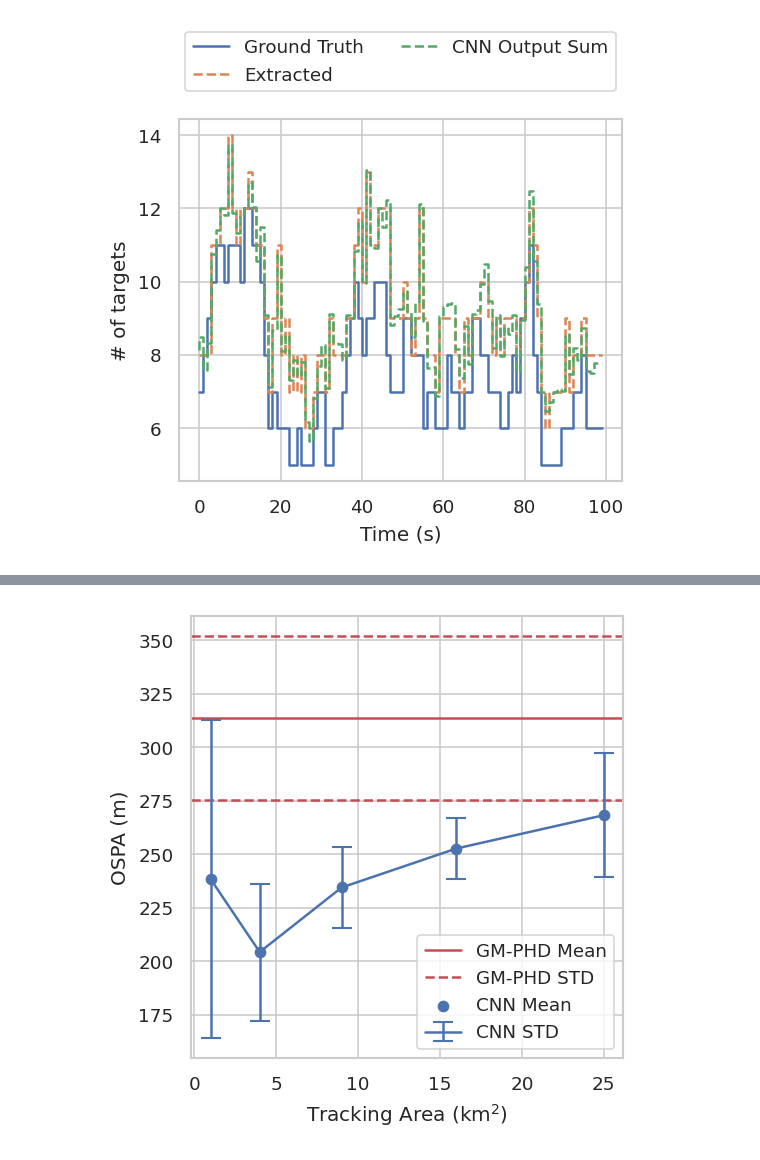
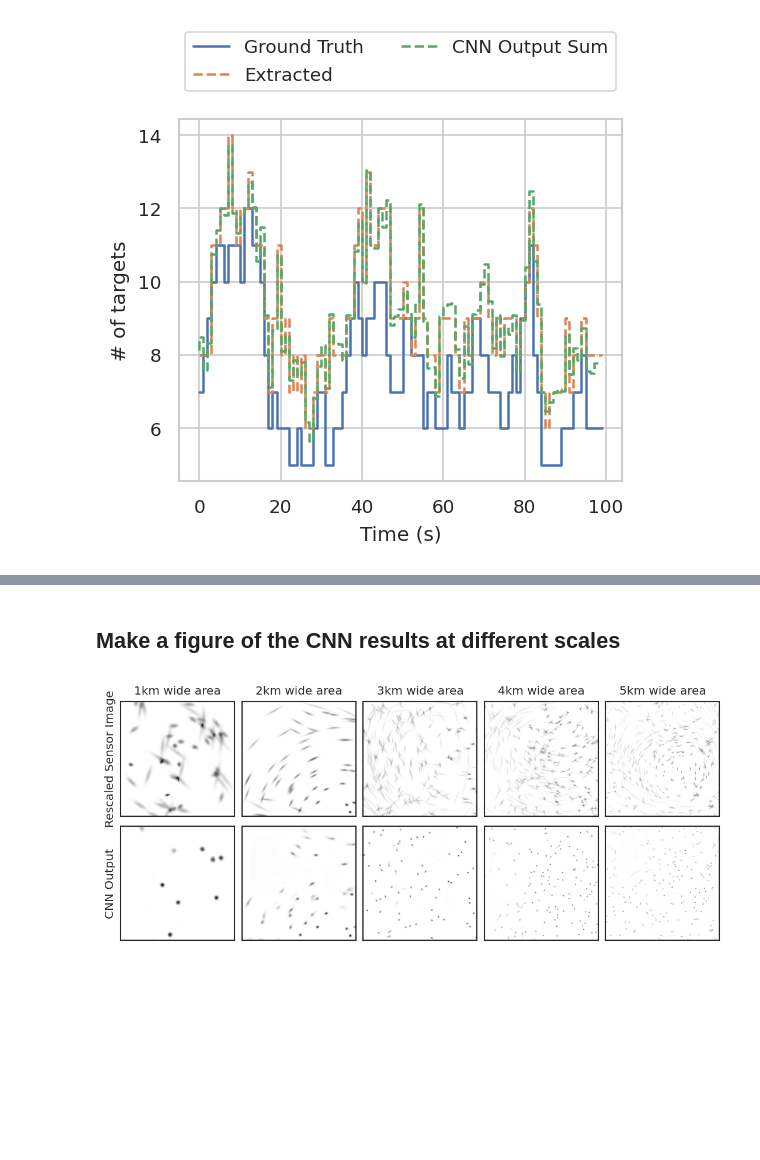
Before and after one commit to Damowerko/mtt, a Jupyter notebook: notebooks/evaluate.ipynb, the cells around one changed output, grey strips where cells are left out. Drawn from its saved outputs; the diff is of its cells as text; code cells hidden in the pictures; blank space fills up the shorter version.

```diff
--- a/notebooks/evaluate.ipynb
+++ b/notebooks/evaluate.ipynb
@@ -207,24 +222,45 @@ Mean OSPA (Cardinality): 191.50m ± 84.45m
-# %%
-# plot CNN performance generalization
-df = pd.DataFrame(
-    dict(
-        width=[1, 2, 3, 4, 5],
-        cnn_mean=[238.45, 204.34, 234.48, 252.68, 268.24],
-        cnn_std=[74.40, 31.97, 19.04, 14.05, 29.04],
-    )
-)
-phd_std = 76.58
-phd_mean = 313.78
-
-plt.figure()
-plt.axhline(phd_mean, color="r", label="GM-PHD Mean")
-plt.axhline(phd_mean + phd_std / 2, color="r", linestyle="--", label="GM-PHD STD")
-plt.axhline(phd_mean - phd_std / 2, color="r", linestyle="--")
-plt.scatter(df.width**2, df.cnn_mean, label="CNN Mean")
-plt.errorbar(df.width**2, df.cnn_mean, yerr=df.cnn_std, capsize=5, label="CNN STD")
-plt.legend()
-plt.xlabel("Tracking Area (km$^2$)")
-plt.ylabel("OSPA (m)")
-plt.savefig("../figures/transfer.pdf")
-# %% [output]
-[figure, removed]
+# %% [markdown]
+## Make a figure of the CNN results at different scales
+# %%
+images = []
+scales = list(range(1, 6))
+
+for scale in scales:
+    with open(f"../data/test/{scale}km/simulations.pkl", "rb") as f:
+        dataset_vectors: List[List[VectorData]] = pkl.load(f)
+    stacked = simulation_window(
+        stack_images(
+            map(
+                partial(vector_to_image, img_size=128 * scale, device="cuda"),
+                dataset_vectors[rng.integers(100)][:20],
+            )
+        ),
+        idx="random",
+    )[0]
+    sensor_img = stacked.sensor_images[filt_idx].cpu().numpy()
+    target_img = stacked.target_images[filt_idx].cpu().numpy()
+    with torch.no_grad():
+        cnn_img = model(stacked.sensor_images.cuda()).squeeze().cpu().numpy()
+
+    images += [(sensor_img, target_img, cnn_img)]
+# %%
+with sns.axes_style("ticks"):
+    fig, axs = plt.subplots(2, len(images), figsize=(7.1, 3.0))
+for scale, (sensor_img, target_img, cnn_img) in zip(scales, images):
+    ax_sensor, ax_cnn = axs[:, scale - 1]
+
+    cmap = "gray_r"
+
+    ax_sensor.imshow(np.log(sensor_img + 1e-3), cmap=cmap)
+    ax_sensor.set_title(f"{scale}km wide area")
+    ax_cnn.imshow(cnn_img, cmap=cmap)
+
+    for ax in (ax_sensor, ax_cnn):
+        ax.set_xticks([])
+        ax.set_yticks([])
+    if scale == scales[0]:
+        ax_sensor.set_ylabel("Rescaled Sensor Image")
+        ax_cnn.set_ylabel("CNN Output")
+plt.savefig("../figures/multiscale.pdf")
+# %% [output]
+[figure, added]
```
Also changed, not shown: parts of 4 cells of this notebook, 4 other files.
